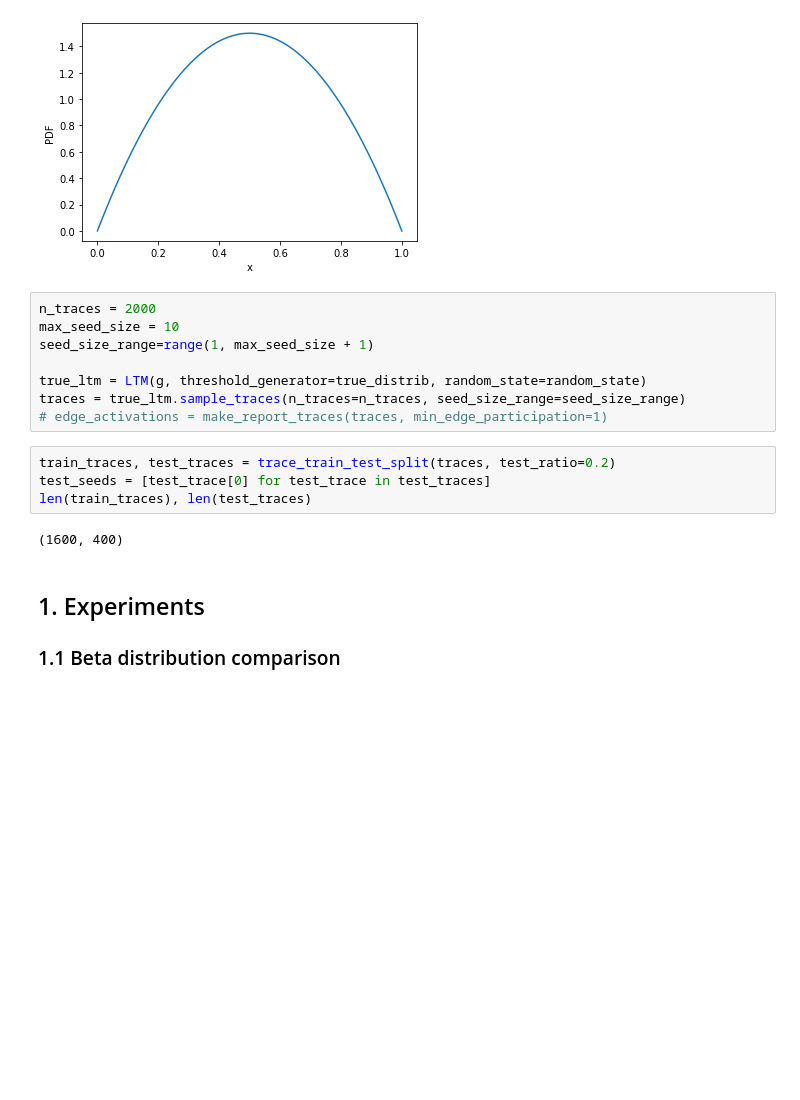
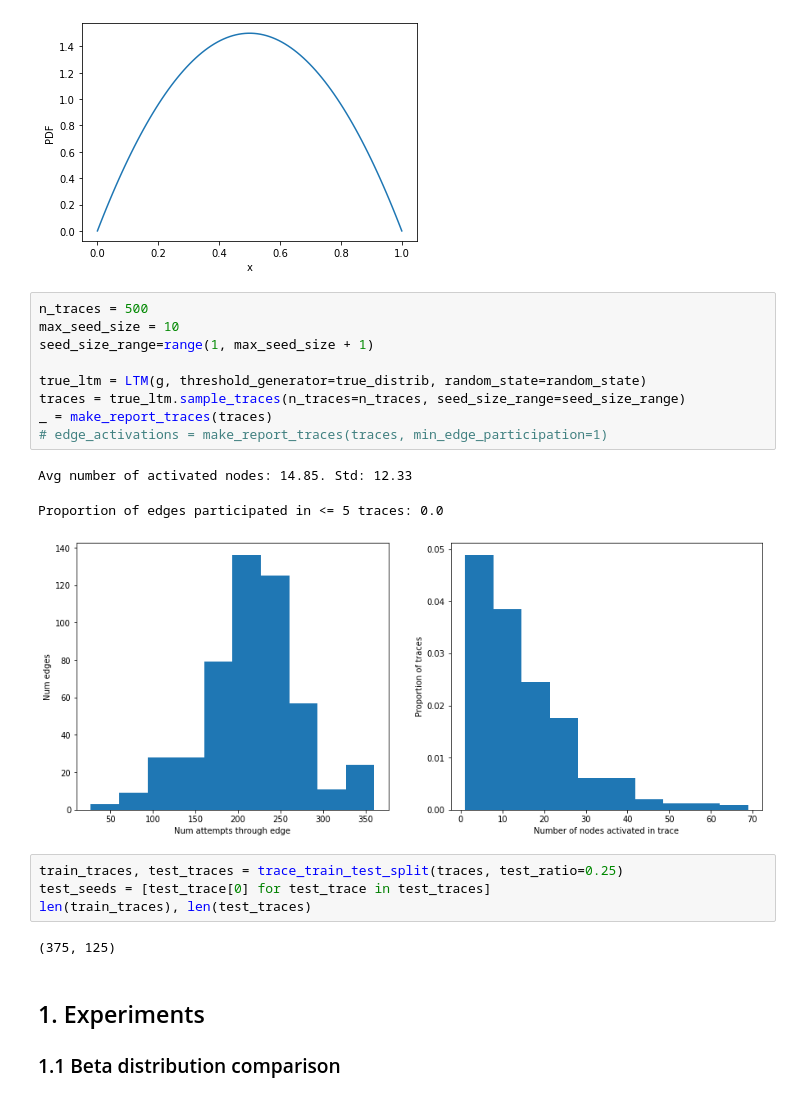
Before and after one commit to AlexanderKagan/gltm_experiments, a Jupyter notebook: beta_ab_comparison/beta_gltm_comparison-watts.ipynb, the cells around one changed output. Drawn from its saved outputs; the diff is of its cells as text; blank space fills up the shorter version.

```diff
--- a/beta_ab_comparison/beta_gltm_comparison-watts.ipynb
+++ b/beta_ab_comparison/beta_gltm_comparison-watts.ipynb
@@ -47,19 +49,24 @@ mean = true_distrib.mean()
 # %% [output]
 [figure]
 # %%
-n_traces = 2000
+n_traces = 500
 max_seed_size = 10
 seed_size_range=range(1, max_seed_size + 1)
 
 true_ltm = LTM(g, threshold_generator=true_distrib, random_state=random_state)
 traces = true_ltm.sample_traces(n_traces=n_traces, seed_size_range=seed_size_range)
+_ = make_report_traces(traces)
 # edge_activations = make_report_traces(traces, min_edge_participation=1)
+# %% [output]
+Avg number of activated nodes: 14.85. Std: 12.33
+Proportion of edges participated in <= 5 traces: 0.0
+[figure, added]
 # %%
-train_traces, test_traces = trace_train_test_split(traces, test_ratio=0.2)
+train_traces, test_traces = trace_train_test_split(traces, test_ratio=0.25)
 test_seeds = [test_trace[0] for test_trace in test_traces]
 len(train_traces), len(test_traces)
 # %% [output]
-(1600, 400)
+(375, 125)
 # %% [markdown]
 ## 1. Experiments
 ### 1.1 Beta distribution comparison
```
Also changed, not shown: parts of 16 cells of this notebook, 4 other files.
